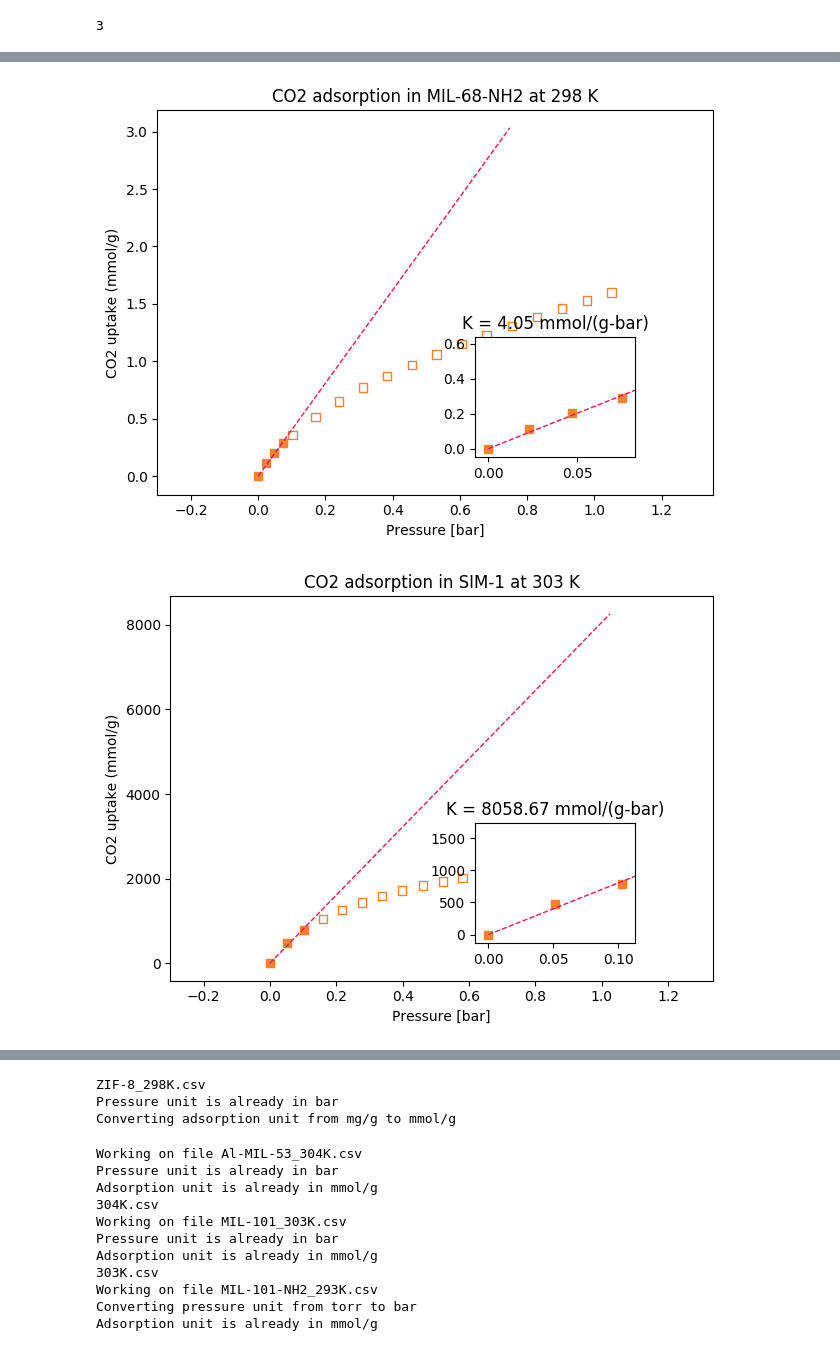
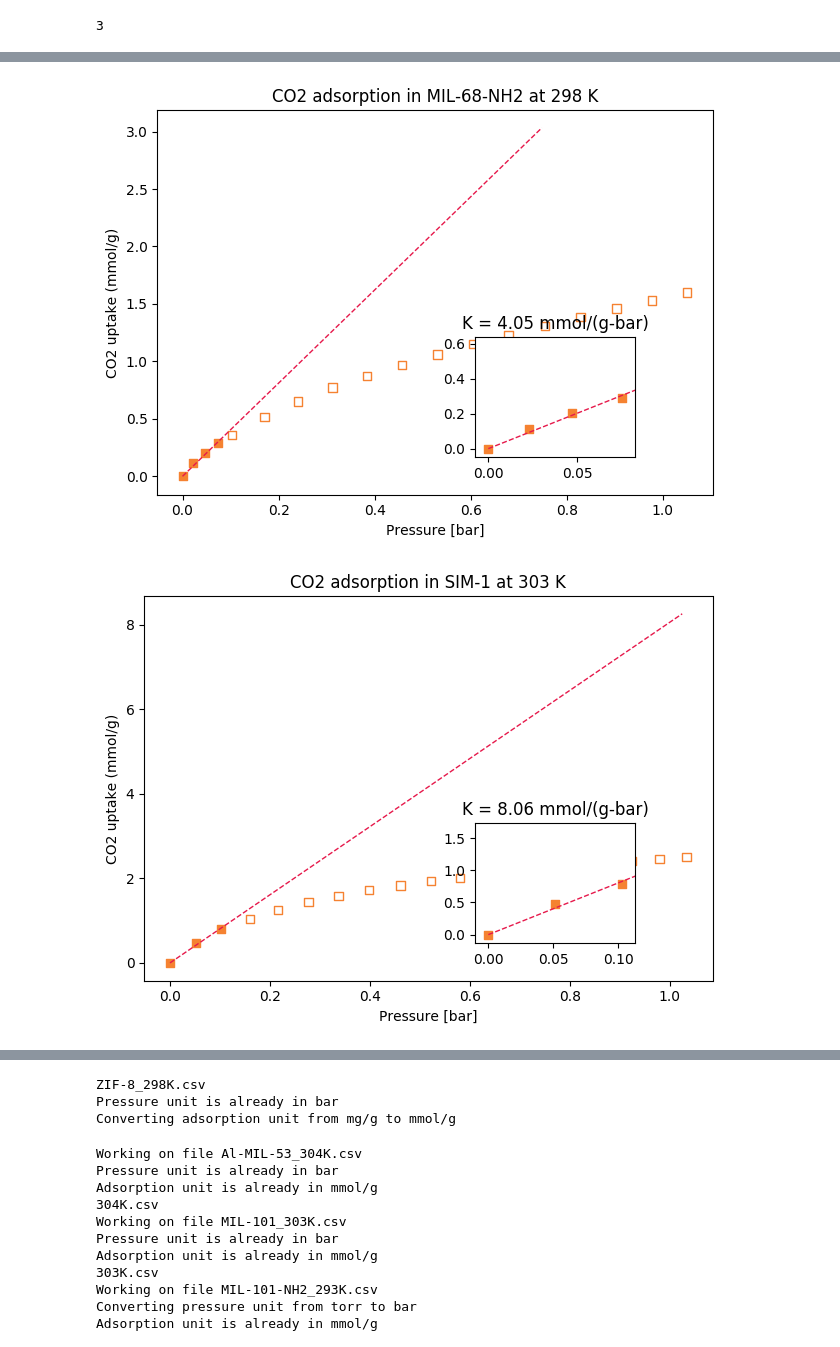
Before and after one commit to SimonEnsemble/sensor_arrays, a Jupyter notebook: src/Extract_Henry.ipynb, the cells around one changed output, grey strips where cells are left out. Saved outputs shown, nothing was run; the diff lists cells and outputs as text; code cells hidden in the pictures.

Commit message:
Some minor fixes to plots

```diff
--- a/src/Extract_Henry.ipynb
+++ b/src/Extract_Henry.ipynb
@@ -46,7 +46,7 @@ function read_and_convert(isotherm_file::AbstractString)
         isotherm[2] = isotherm[2] ./ MW_CO2
         @printf("Converting adsorption unit from mg/g to mmol/g\n")
     elseif aUnit == "Adsorption(cm3(STP)/g)"
-        isotherm[2] = isotherm[2] ./ 22.4 .* 1000
+        isotherm[2] = isotherm[2] ./ 22.4
         @printf("Converting adsorption unit from cm3(STP)/g to mmol/g\n")
     else
         @printf("WHAT? A\n")
@@ -107,7 +107,8 @@ for MOF in list_of_isotherms
     plt.scatter(isotherm[1:nb_pts, 1], isotherm[1:nb_pts, 2], marker="s", color="#f58231")
     plt.scatter(isotherm[nb_pts+1:end, 1], isotherm[nb_pts+1:end, 2], marker="s", facecolor="none", edgecolor="#f58231")
     plt.plot([0, 10.0 * isotherm[1][nb_pts]], [0, 10.0 * isotherm[1][nb_pts] * henry], linestyle="--", color="#e6194b", linewidth=1)
-    plt.xlim([-0.3, isotherm[1][end] + 0.3])
+    plt.xlim([-0.05*isotherm[1][end], isotherm[1][end]*1.05])
+    #plt.xlim([-0.3, isotherm[1][end] + 0.3])
 
     #if isotherm[1][end] > 5
         # inset
@@ -150,2 +151,2 @@ Working on file
-[figure, old version]
+[figure, new version]
-[figure, old version]
+[figure, new version]
```
Also changed, not shown: parts of 1 cell of this notebook.
